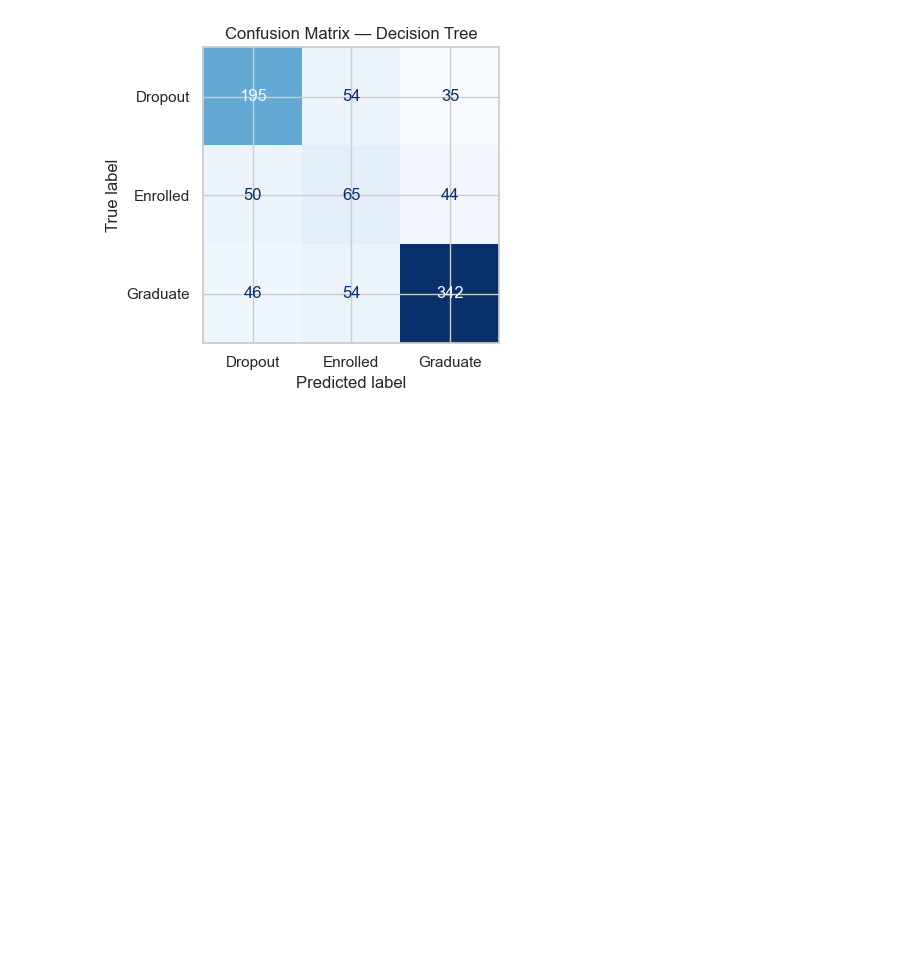
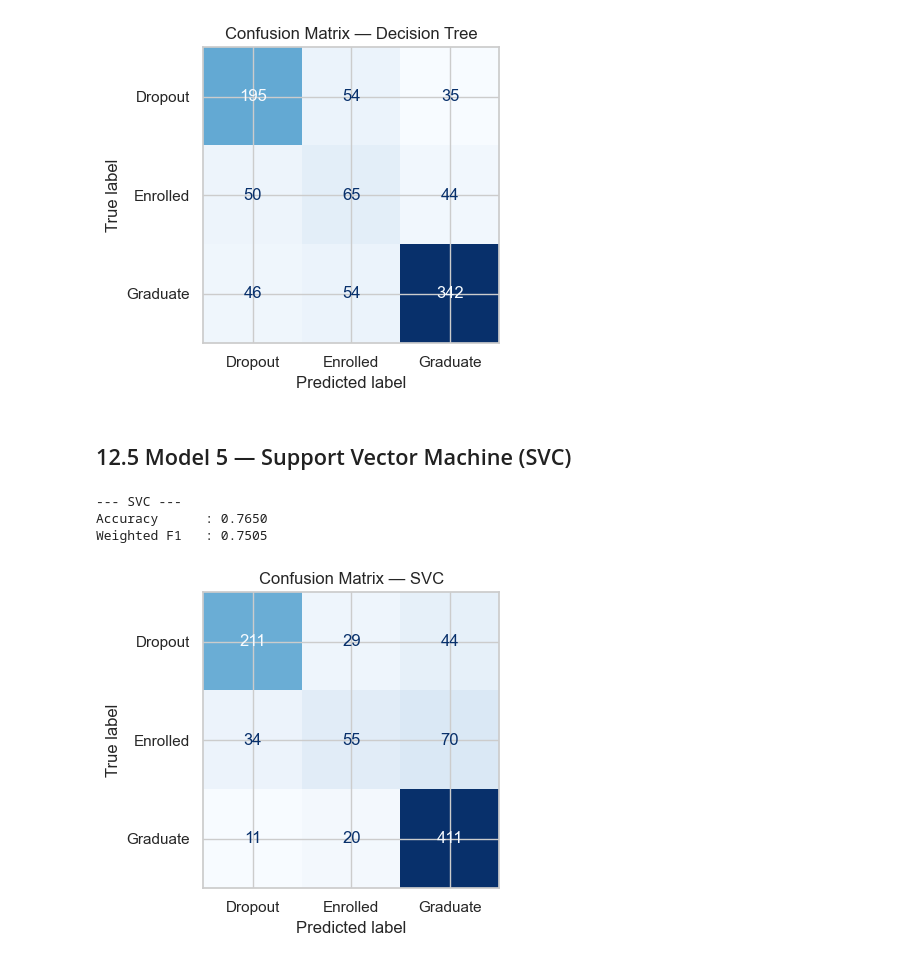
Before and after one commit to mith-sen/ML_Case_Study, a Jupyter notebook: notebooks/classification.ipynb, the cells around one changed output. Saved outputs shown, nothing was run; the diff lists cells and outputs as text; code cells hidden in the pictures; blank space fills up the shorter version.

```diff
--- a/notebooks/classification.ipynb
+++ b/notebooks/classification.ipynb
@@ -498,3 +498,13 @@ _ = evaluate_classifier("Decision Tree", dtree, X_train, y_train, X_test, y_test
 Accuracy      : 0.6802
 Weighted F1   : 0.6839
 [figure]
+# %% [markdown]
+## 12.5 Model 5 — Support Vector Machine (SVC)
+# %%
+svc = SVC(random_state=RANDOM_STATE)
+_ = evaluate_classifier("SVC", svc, X_train, y_train, X_test, y_test)
+# %% [output]
+--- SVC ---
+Accuracy      : 0.7650
+Weighted F1   : 0.7505
+[figure, added]
```
